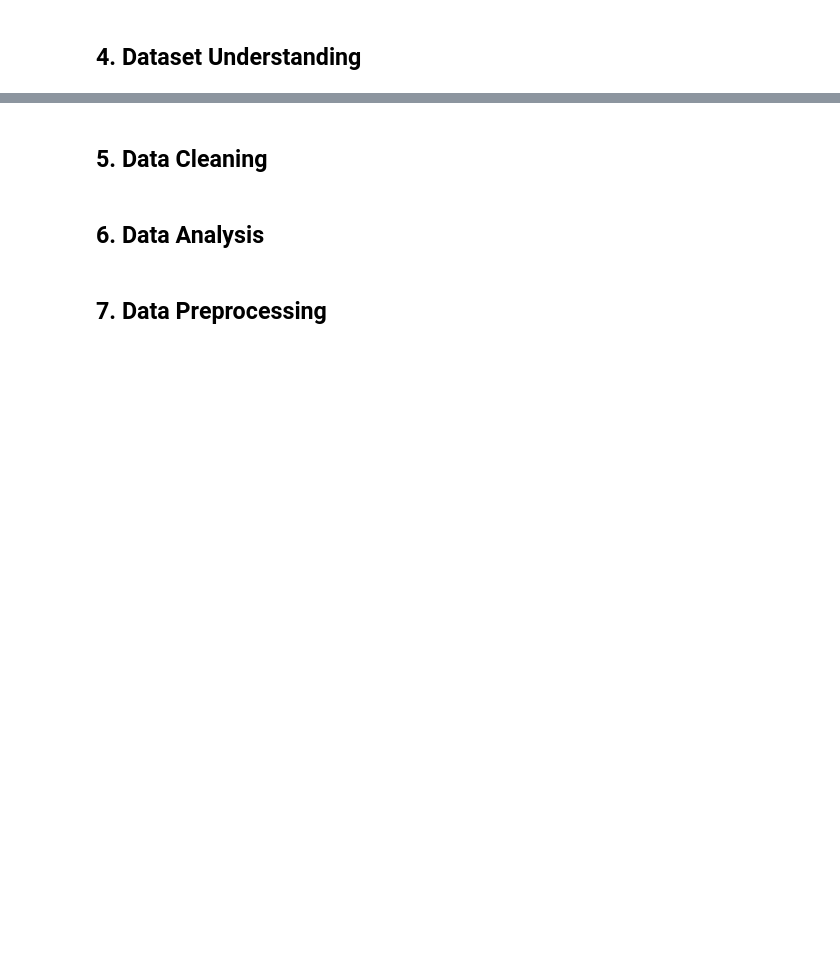
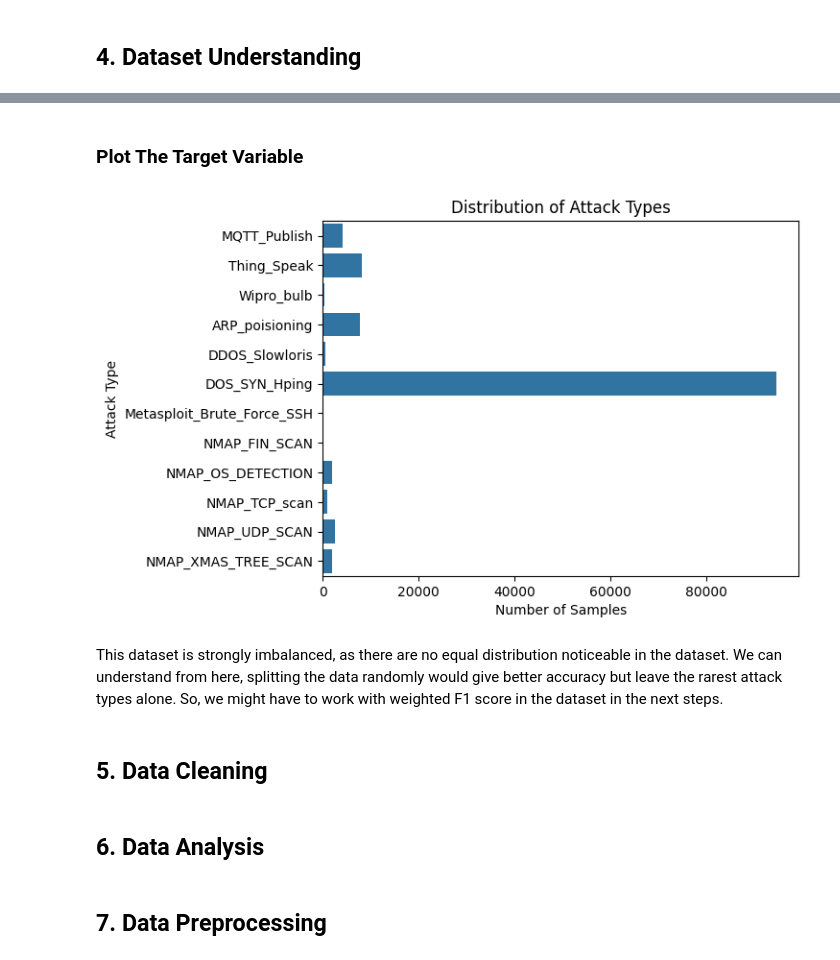
Before and after one commit to AzizaZaman101/RT-IoT2022_Multi-Class_IoT_Attack_Detection_ML, a Jupyter notebook: notebooks/RT_IoT2022_Multi_Class_IoT_Attack_Detection_ML.ipynb, the cells around one changed output, grey strips where cells are left out. Cells and saved outputs as stored; diff of their text form; code cells hidden in the pictures; blank space fills up the shorter version.

```diff
--- a/notebooks/RT_IoT2022_Multi_Class_IoT_Attack_Detection_ML.ipynb
+++ b/notebooks/RT_IoT2022_Multi_Class_IoT_Attack_Detection_ML.ipynb
@@ -33,0 +32,6 @@ df = read_csv("") # df is a python object containing the loaded data
+# %%
+with zipfile.ZipFile(zip_filename, 'r') as zip_ref:
+    for info in zip_ref.infolist():
+        print("Name:", info.filename)
+        print("Is directory:", info.is_dir())
+        print() # finding the .csv file inside the folder which is inside the zip file
@@ -34,2 +41,9 @@ df = read_csv("") # df is a python object containing the loaded data
 # %% [markdown]
 ## 4. Dataset Understanding
+# %%
+with zipfile.ZipFile(zip_filename, 'r') as zip_ref:
+    info = zip_ref.getinfo('RT_IOT2022')
+
+    print("File name:", info.filename)
+    print("File size:", info.file_size, "bytes")
+    print("Compressed size:", info.compress_size, "bytes")
@@ -35,0 +54,6 @@ df = read_csv("") # df is a python object containing the loaded data
+# %%
+with zipfile.ZipFile(zip_filename, 'r') as zip_ref:
+    with zip_ref.open('RT_IOT2022') as file:
+        for i in range(5):
+            line = file.readline()
+            print(line.decode('utf-8', errors='replace').rstrip())
@@ -35,0 +66,4 @@ df = read_csv("") # df is a python object containing the loaded data
+# %%
+with zipfile.ZipFile(zip_filename, 'r') as zip_ref:
+    with zip_ref.open('RT_IOT2022') as file:
+        df = pd.read_csv(file, index_col=0) # first column of original file as row index, hence the row numbers in the first column
@@ -36,3 +189,15 @@ df = read_csv("") # df is a python object containing the loaded data
+# %% [markdown]
+### Plot The Target Variable
+# %%
+sns.countplot(data=df, y='Attack_type')
+plt.title('Distribution of Attack Types')
+plt.xlabel('Number of Samples')
+plt.ylabel('Attack Type')
+plt.show()
+# %% [output]
+[figure, added]
+# %% [markdown]
+This dataset is strongly imbalanced, as there are no equal distribution noticeable in the dataset. We can understand from here, splitting the data randomly would give better accuracy but leave the rarest attack types alone. So, we might have to work with weighted F1 score in the dataset in the next steps.
 # %% [markdown]
 ## 5. Data Cleaning
 # %% [markdown]
```
Also changed, not shown: parts of 15 cells of this notebook.
